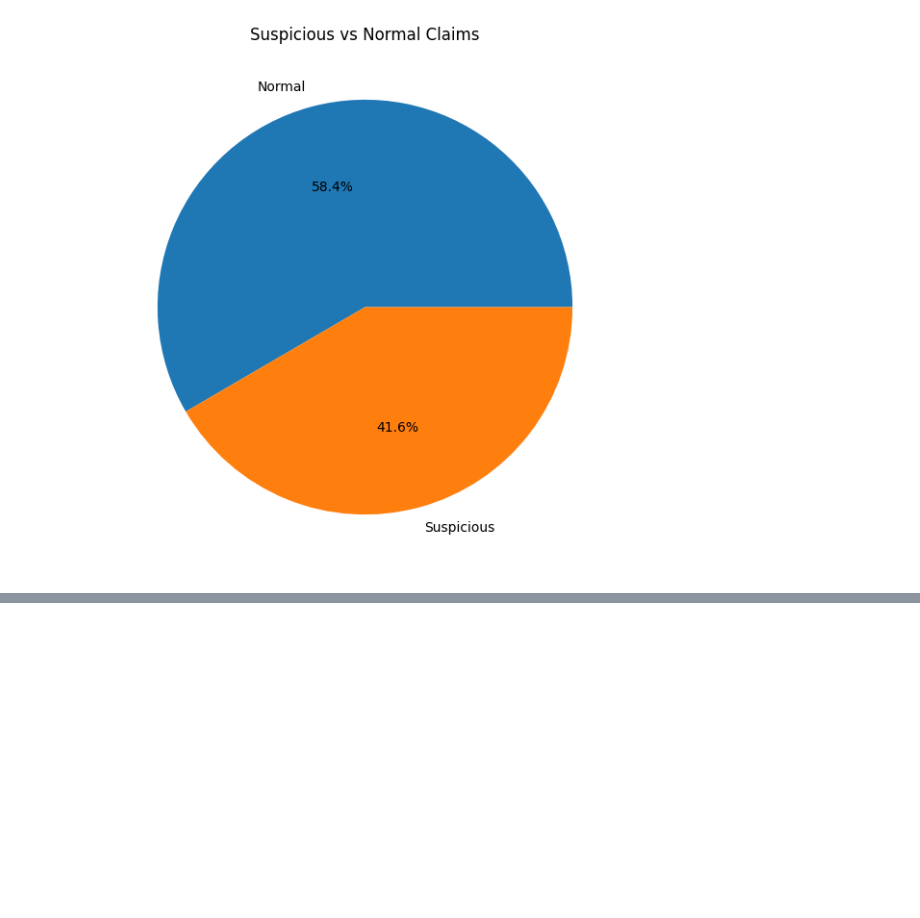
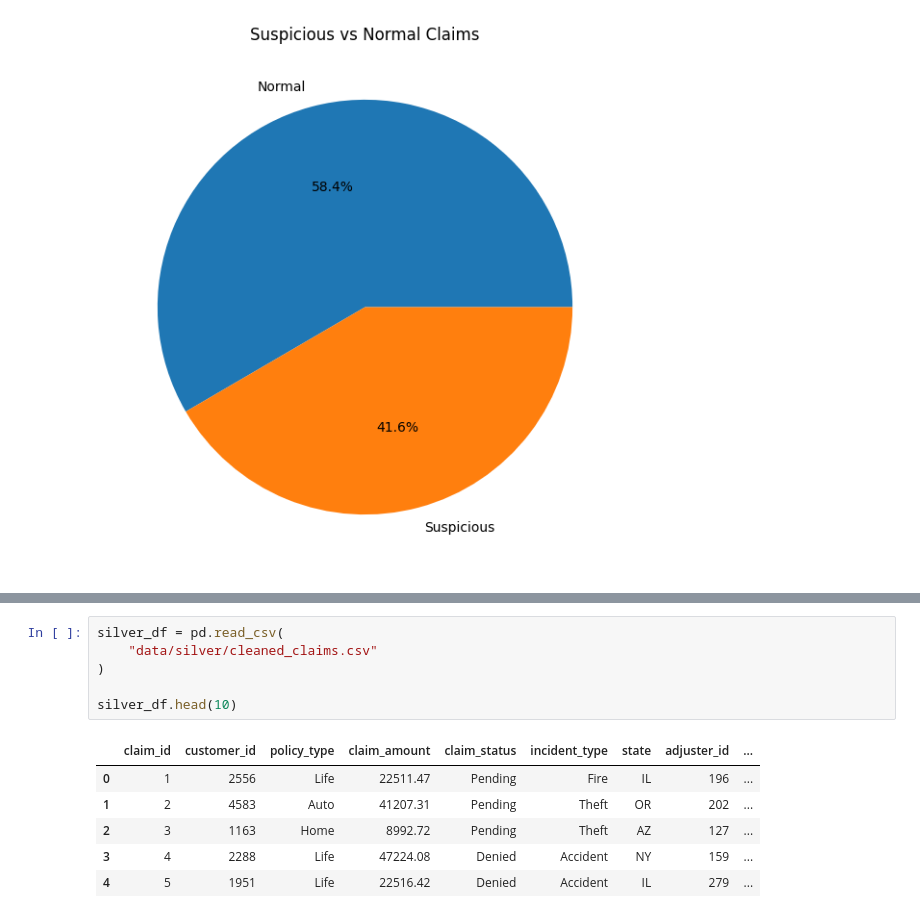
Before and after one commit to dammylee2244/insurance-claims-analytics-platform, a Jupyter notebook: insurance_claims_exploration.ipynb.ipynb, the cells around one changed output, grey strips where cells are left out. Cells and saved outputs as stored; diff of their text form; blank space fills up the shorter version.

```diff
--- a/insurance_claims_exploration.ipynb.ipynb
+++ b/insurance_claims_exploration.ipynb.ipynb
@@ -237,0 +258,13 @@ plt.show()
+# %%
+silver_df = pd.read_csv(
+    "data/silver/cleaned_claims.csv"
+)
+
+silver_df.head(10)
+# %% [output]
+|  | claim_id | customer_id | policy_type | claim_amount | claim_status | incident_type | state | adjuster_id | ... |
+| 0 | 1 | 2556 | Life | 22511.47 | Pending | Fire | IL | 196 | ... |
+| 1 | 2 | 4583 | Auto | 41207.31 | Pending | Theft | OR | 202 | ... |
+| 2 | 3 | 1163 | Home | 8992.72 | Pending | Theft | AZ | 127 | ... |
+| 3 | 4 | 2288 | Life | 47224.08 | Denied | Accident | NY | 159 | ... |
+| 4 | 5 | 1951 | Life | 22516.42 | Denied | Accident | IL | 279 | ... |
```
Also changed, not shown: parts of 2 cells of this notebook, 5 other files.
